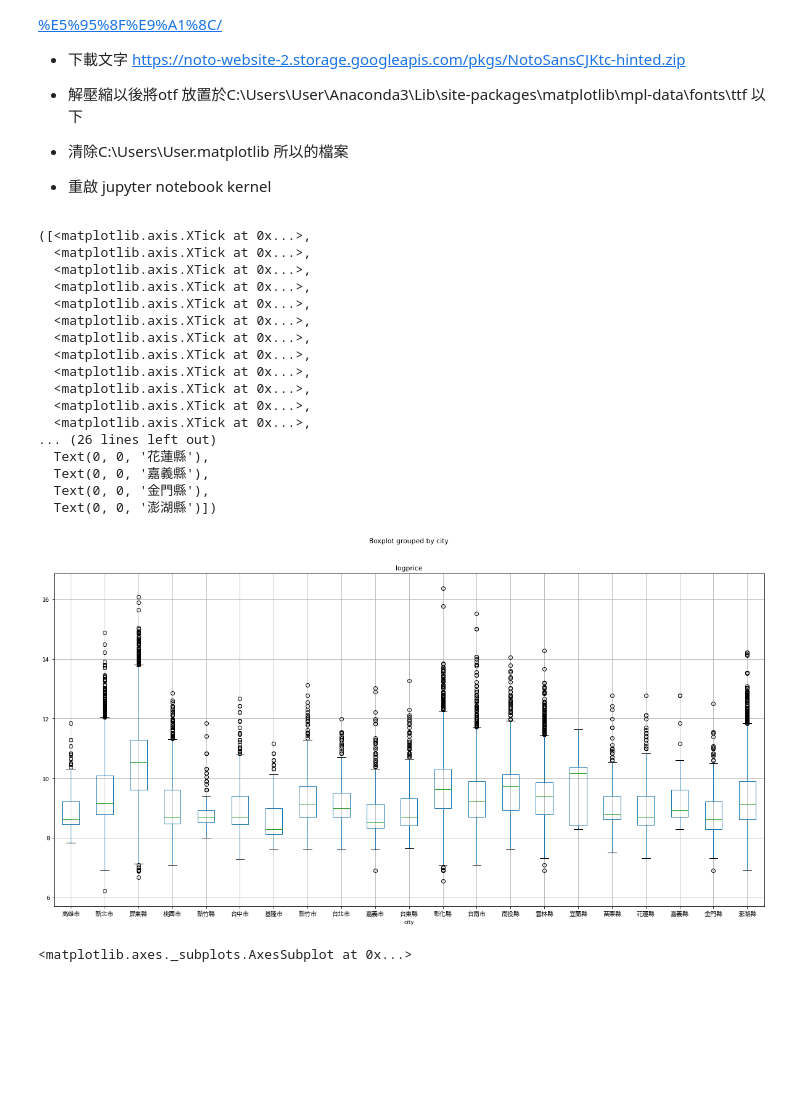
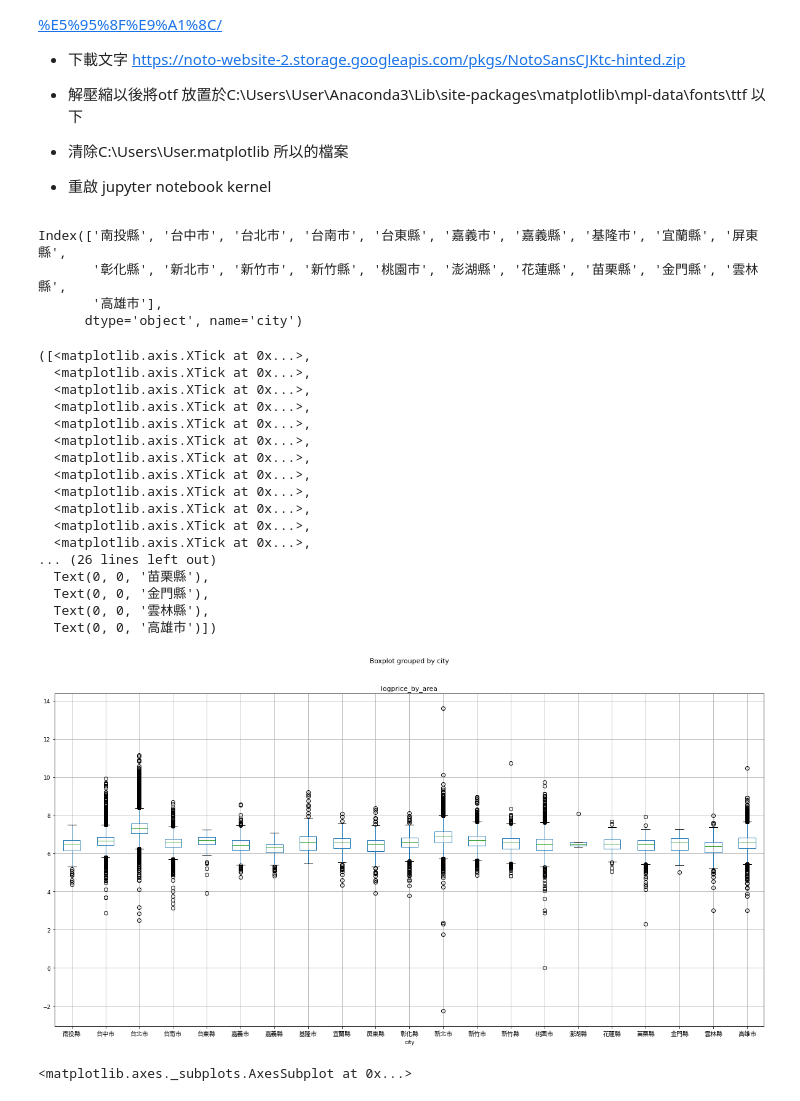
Before and after one commit to ywchiu/tibamepy, a Jupyter notebook: Demo20200927.ipynb, the cells around one changed output. Cells and saved outputs as stored; diff of their text form; code cells hidden in the pictures; blank space fills up the shorter version.

```diff
--- a/Demo20200927.ipynb
+++ b/Demo20200927.ipynb
@@ -599,4 +599,6 @@ rent591[['city', 'price']].head()
 # %%
 import numpy as np
 rent591['logprice'] = np.log(rent591['price'])
+# %%
+rent591['logprice_by_area'] = np.log(rent591['price'] / rent591['building_area'])
 # %%
@@ -638,34 +640,40 @@ import matplotlib.font_manager as fm
 
 path = './NotoSansCJKtc-Regular.otf'
 fontprop = fm.FontProperties(fname=path)
+# %%
+rent591.groupby('city')['logprice_by_area'].mean().index
+# %% [output]
+Index(['南投縣', '台中市', '台北市', '台南市', '台東縣', '嘉義市', '嘉義縣', '基隆市', '宜蘭縣', '屏東縣',
+       '彰化縣', '新北市', '新竹市', '新竹縣', '桃園市', '澎湖縣', '花蓮縣', '苗栗縣', '金門縣', '雲林縣',
+       '高雄市'],
+      dtype='object', name='city')
 # %%
-cityname = rent591['city'].unique()
+cityname = list(rent591.groupby('city')['logprice_by_area'].mean().index)
 # %%
 import matplotlib.pyplot as plt
 import numpy as np
 
-rent591.boxplot('logprice', by= 'city', figsize = [20,10])
-#plt.get_figlabels()
+rent591.boxplot('logprice_by_area', by= 'city', figsize = [20,10])
 plt.xticks( range(1,len(cityname)+1), cityname ,fontproperties=fontprop)
 # %% [output]
 ([<matplotlib.axis.XTick at 0x...>,
   <matplotlib.axis.XTick at 0x...>,
   <matplotlib.axis.XTick at 0x...>,
   <matplotlib.axis.XTick at 0x...>,
   <matplotlib.axis.XTick at 0x...>,
   <matplotlib.axis.XTick at 0x...>,
   <matplotlib.axis.XTick at 0x...>,
   <matplotlib.axis.XTick at 0x...>,
   <matplotlib.axis.XTick at 0x...>,
   <matplotlib.axis.XTick at 0x...>,
   <matplotlib.axis.XTick at 0x...>,
   <matplotlib.axis.XTick at 0x...>,
 ... (26 lines left out)
-  Text(0, 0, '花蓮縣'),
-  Text(0, 0, '嘉義縣'),
+  Text(0, 0, '苗栗縣'),
   Text(0, 0, '金門縣'),
-  Text(0, 0, '澎湖縣')])
+  Text(0, 0, '雲林縣'),
+  Text(0, 0, '高雄市')])
-[figure, old version]
+[figure, new version]
 # %%
 temp = np.random.randint(1,40, 100)
 # %%
```
Also changed, not shown: parts of 47 cells of this notebook.
